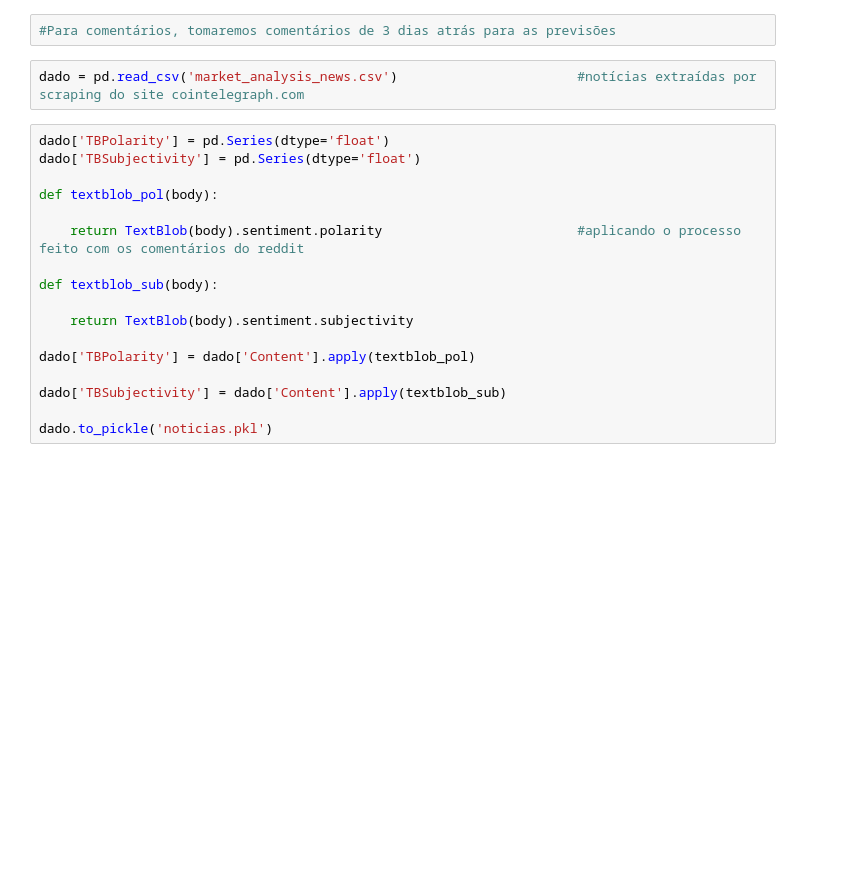
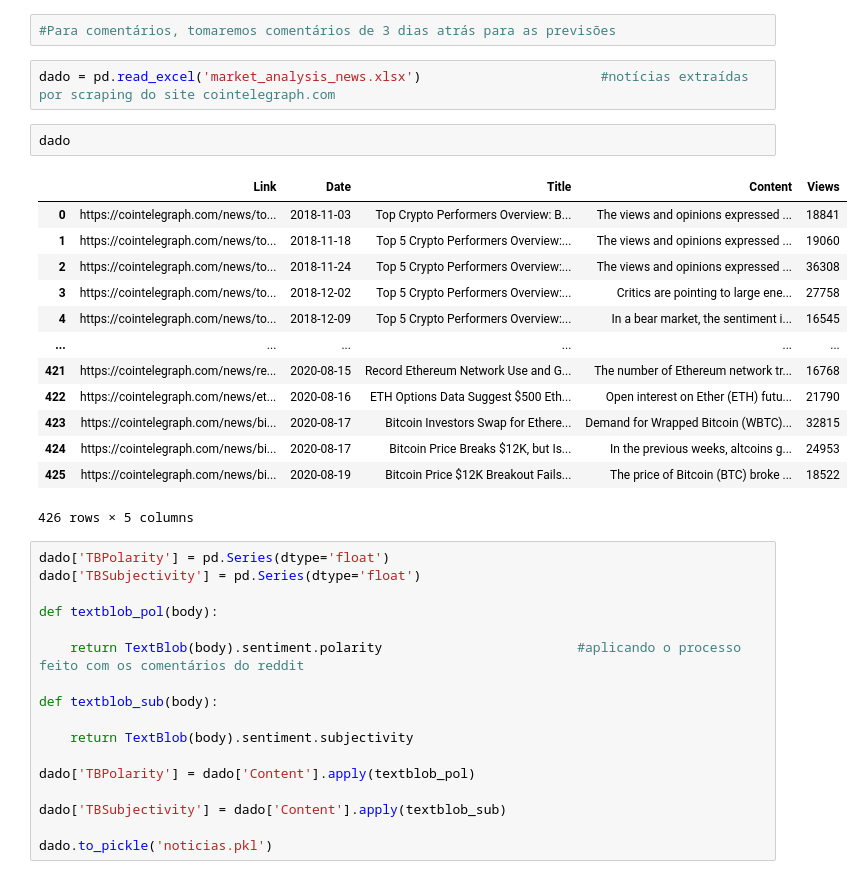
Before and after one commit to kojabawa/pirates, a Jupyter notebook: api dados/main.ipynb, the cells around one changed output. Saved outputs shown, nothing was run; the diff lists cells and outputs as text; blank space fills up the shorter version.

```diff
--- a/api dados/main.ipynb
+++ b/api dados/main.ipynb
@@ -83,7 +127,23 @@ Lag de maior correlação: 3  dias atrás
 # %%
 #Para comentários, tomaremos comentários de 3 dias atrás para as previsões
 # %%
-dado = pd.read_csv('market_analysis_news.csv')                       #notícias extraídas por scraping do site cointelegraph.com
+dado = pd.read_excel('market_analysis_news.xlsx')                       #notícias extraídas por scraping do site cointelegraph.com
+# %%
+dado
+# %% [output]
+|  | Link | Date | Title | Content | Views |
+| 0 | https://cointelegraph.com/news/to... | 2018-11-03 | Top Crypto Performers Overview: B... | The views and opinions expressed ... | 18841 |
+| 1 | https://cointelegraph.com/news/to... | 2018-11-18 | Top 5 Crypto Performers Overview:... | The views and opinions expressed ... | 19060 |
+| 2 | https://cointelegraph.com/news/to... | 2018-11-24 | Top 5 Crypto Performers Overview:... | The views and opinions expressed ... | 36308 |
+| 3 | https://cointelegraph.com/news/to... | 2018-12-02 | Top 5 Crypto Performers Overview:... | Critics are pointing to large ene... | 27758 |
+| 4 | https://cointelegraph.com/news/to... | 2018-12-09 | Top 5 Crypto Performers Overview:... | In a bear market, the sentiment i... | 16545 |
+| ... | ... | ... | ... | ... | ... |
+| 421 | https://cointelegraph.com/news/re... | 2020-08-15 | Record Ethereum Network Use and G... | The number of Ethereum network tr... | 16768 |
+| 422 | https://cointelegraph.com/news/et... | 2020-08-16 | ETH Options Data Suggest $500 Eth... | Open interest on Ether (ETH) futu... | 21790 |
+| 423 | https://cointelegraph.com/news/bi... | 2020-08-17 | Bitcoin Investors Swap for Ethere... | Demand for Wrapped Bitcoin (WBTC)... | 32815 |
+| 424 | https://cointelegraph.com/news/bi... | 2020-08-17 | Bitcoin Price Breaks $12K, but Is... | In the previous weeks, altcoins g... | 24953 |
+| 425 | https://cointelegraph.com/news/bi... | 2020-08-19 | Bitcoin Price $12K Breakout Fails... | The price of Bitcoin (BTC) broke ... | 18522 |
+426 rows × 5 columns
 # %%
 dado['TBPolarity'] = pd.Series(dtype='float')
 dado['TBSubjectivity'] = pd.Series(dtype='float')
```
Also changed, not shown: parts of 16 cells of this notebook, 8 other files.
